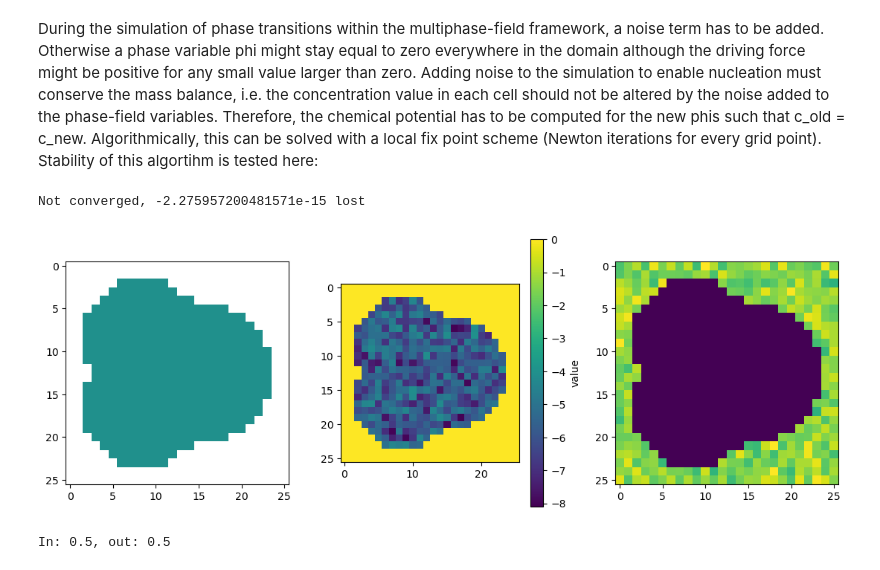
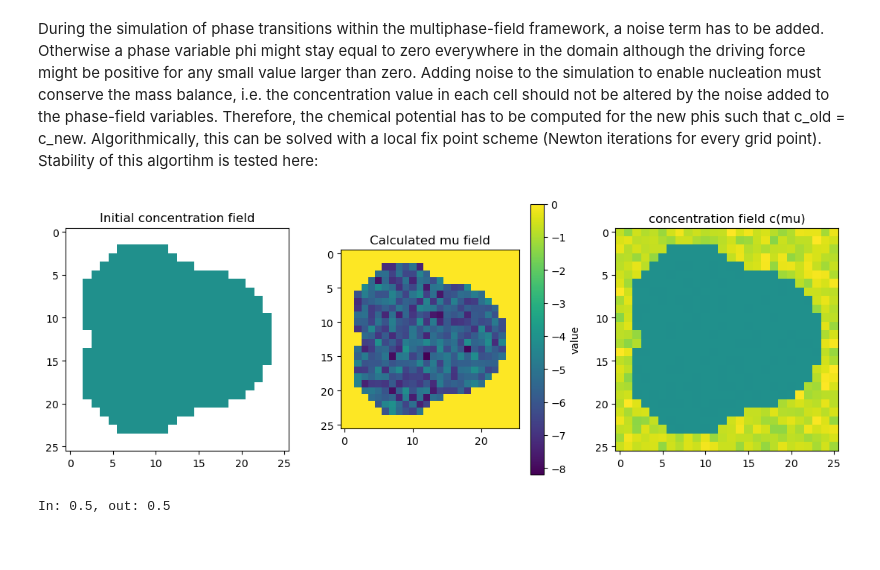
Before and after one commit to daubners/multi-phase-sbm, a Jupyter notebook: SBM_validation.ipynb, the cells around one changed output. Cells and saved outputs as stored; diff of their text form; code cells hidden in the pictures.

```diff
--- a/SBM_validation.ipynb
+++ b/SBM_validation.ipynb
@@ -168,0 +171,6 @@ plt.show()
+# %%
+Na = 6.02214076e23
+V_H1 = 101.733e-30
+
+cref = 3/(Na*V_H1)
+print(cref)
@@ -171,9 +181,8 @@ Check phase-field driving forces and stability of two-phase regions following th
 # %%
 R = 8.314462
 T = 300
-cref  = 41211
 eps   = 3e-7
-gamma = 2.0/(R*T*cref)
+gamma = 0.5/(R*T*cref)
 
 def convert_c2mu_twophase(c, phia, idx=[0,1], steps=15, factor=1):
     mu_func = getattr(sbm, f"chemical_potential_{fit_type[idx[0]]}")
@@ -349,36 +358,38 @@ def convert_c2mu_sbm(data, param_fit, steps=15):
         delta_c = data.fields["c"][mask] - c_iter[mask]
         data.fields["mu"][mask] += delta_c / dc_dmu[mask]
 
-        # hard coded epsilon; could be included as a key
-        # converged = np.abs(delta_c) < 10e-5
+        # hard coded convergence threshold
+        converged = np.sum(np.abs(delta_c)) < 10e-10
         iter += 1
 
     if not converged:
         print(f"Not converged, {np.sum(delta_c)} lost")
 
 factor = 1 #sbm.e_over_kbT
 convert_c2mu_sbm(grid, param_fit, steps=15)
 # grid.fields["mu"] *= factor
 Mphase = map_to_rgb(grid.fields["phi1"]*noise1, grid.fields["phi2"]*noise1, grid.fields["phi3"]*noise1)
 
 fig, ((ax0, ax1, ax2)) = plt.subplots(nrows=1, ncols=3, figsize=(11, 4))
 ax0.imshow(grid.fields["c"], cmap='viridis', vmin=0, vmax=1)
+ax0.set_title("Initial concentration field")
 cax = ax1.imshow(grid.fields["mu"], cmap='viridis')
+ax1.set_title("Calculated mu field")
 
 c_iter = 0.0
 for g in grains:
     # calculate the current estimate c(mu_iter, phi)
     c_iter += sbm.ci_of_mu_log(grid.fields["mu"], *param_fit["H1"], factor=factor)*grid.fields[g]*(1-noise1-noise2)
     c_iter += sbm.ci_of_mu_log(grid.fields["mu"], *param_fit["M"], factor=factor)*grid.fields[g]*noise1
     c_iter += sbm.ci_of_mu_log(grid.fields["mu"], *param_fit["H2"], factor=factor)*grid.fields[g]*noise2
 c_iter /= (1-grid.fields["phi0"])
-ax2.imshow(c_iter, cmap='viridis')
+ax2.imshow(c_iter, cmap='viridis', vmin=0.4, vmax=0.6)
+ax2.set_title("concentration field c(mu)")
 # ax2.contour(grid.fields["c"], levels=[0.5], colors=['red'])
 fig.colorbar(cax, ax=ax1, label='value')
 plt.tight_layout()
 plt.show()
 print(f"In: {grid.fields['c'][10,10]}, out: {c_iter[10,10]}")
 # %% [output]
+[figure, new version]
-Not converged, -2.275957200481571e-15 lost
+In: 0.5, out: 0.5
-[figure, old version]
-In: 0.5, out: 0.5
```
Also changed, not shown: parts of 3 cells of this notebook, 1 other file.
